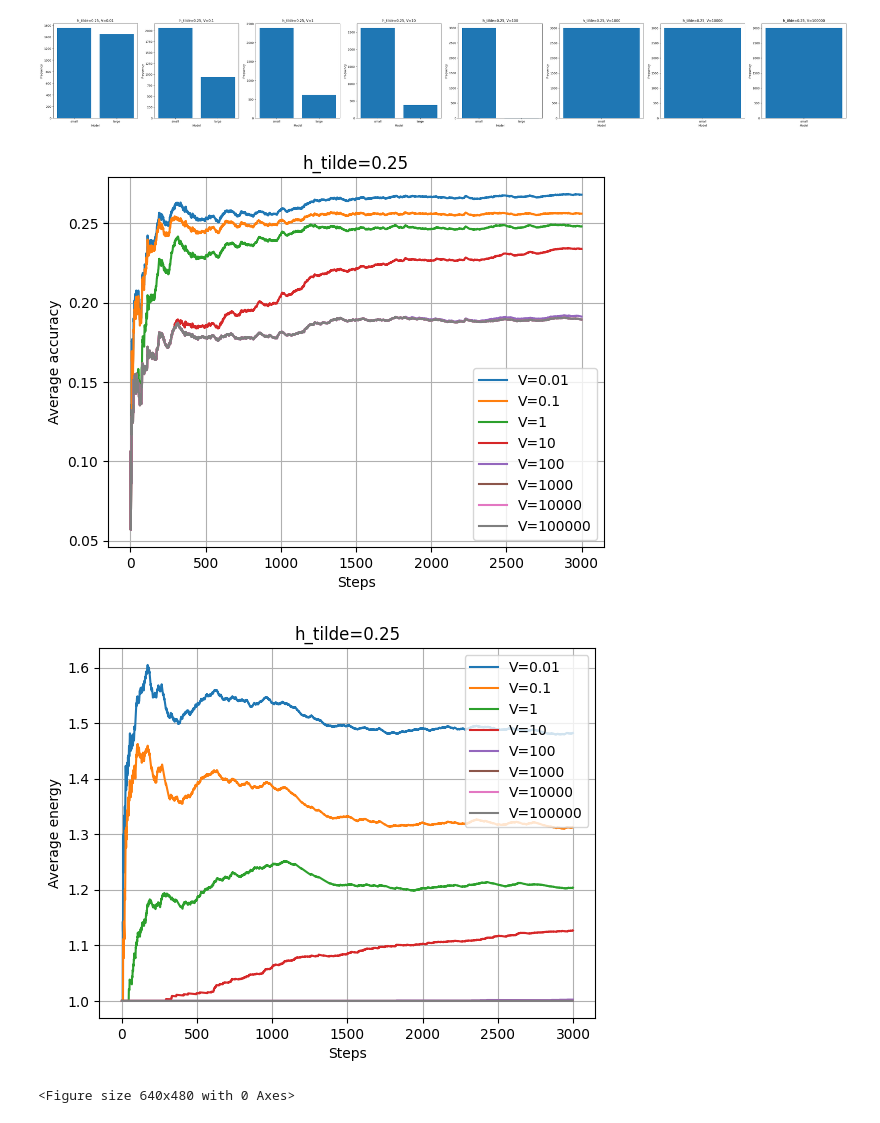
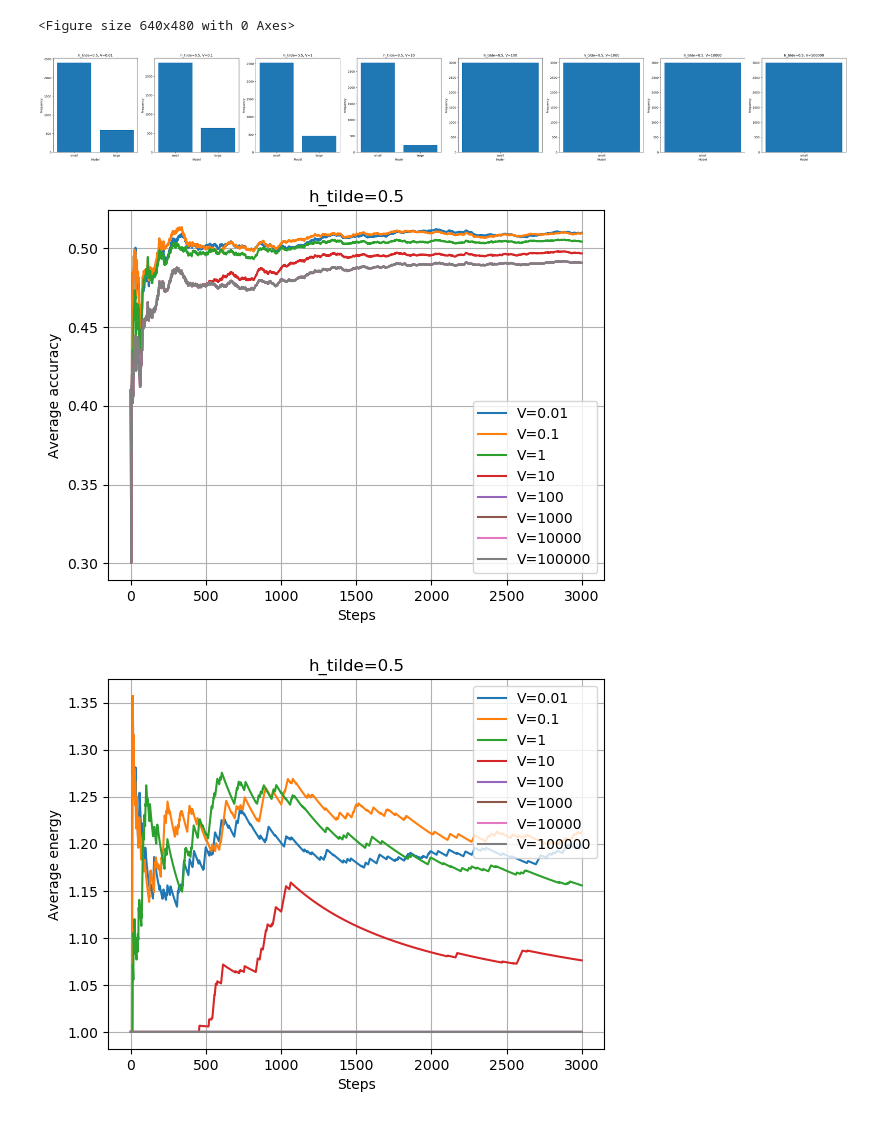
Before and after one commit to ryanzhangofficial/Inferencing-Project, a Jupyter notebook: Plotting.ipynb, the cells around one changed output. Cells and saved outputs as stored; diff of their text form; code cells hidden in the pictures.

Commit message:
Add Plotting

```diff
--- a/Plotting.ipynb
+++ b/Plotting.ipynb
@@ -4,7 +4,8 @@ import matplotlib.pyplot as plt
 import json
 # %%
 def plot(h_tilde):
-    files = glob.glob('./experiments/fasttext/*_h' + str(h_tilde) + '.json')
+    # files = glob.glob('./experiments/fasttext/*_h' + str(h_tilde) + '.json')
+    files = glob.glob('./experiments/fasttext/*fasttext*_h' + str(h_tilde) + '.json')
     files = sorted(files, key=(lambda x: float(x.split('_V')[1].split('_h')[0])))
 
     plt.figure(3)
@@ -85,7 +86,7 @@ plot(0.2)
 # %%
-plot(0.25)
+plot(0.5)
 # %% [output]
+<Figure size 640x480 with 0 Axes>
-[figure, old version]
+[figure, new version]
-[figure, old version]
+[figure, new version]
-[figure, old version]
+[figure, new version]
-<Figure size 640x480 with 0 Axes>
```
Also changed, not shown: parts of 1 cell of this notebook.
